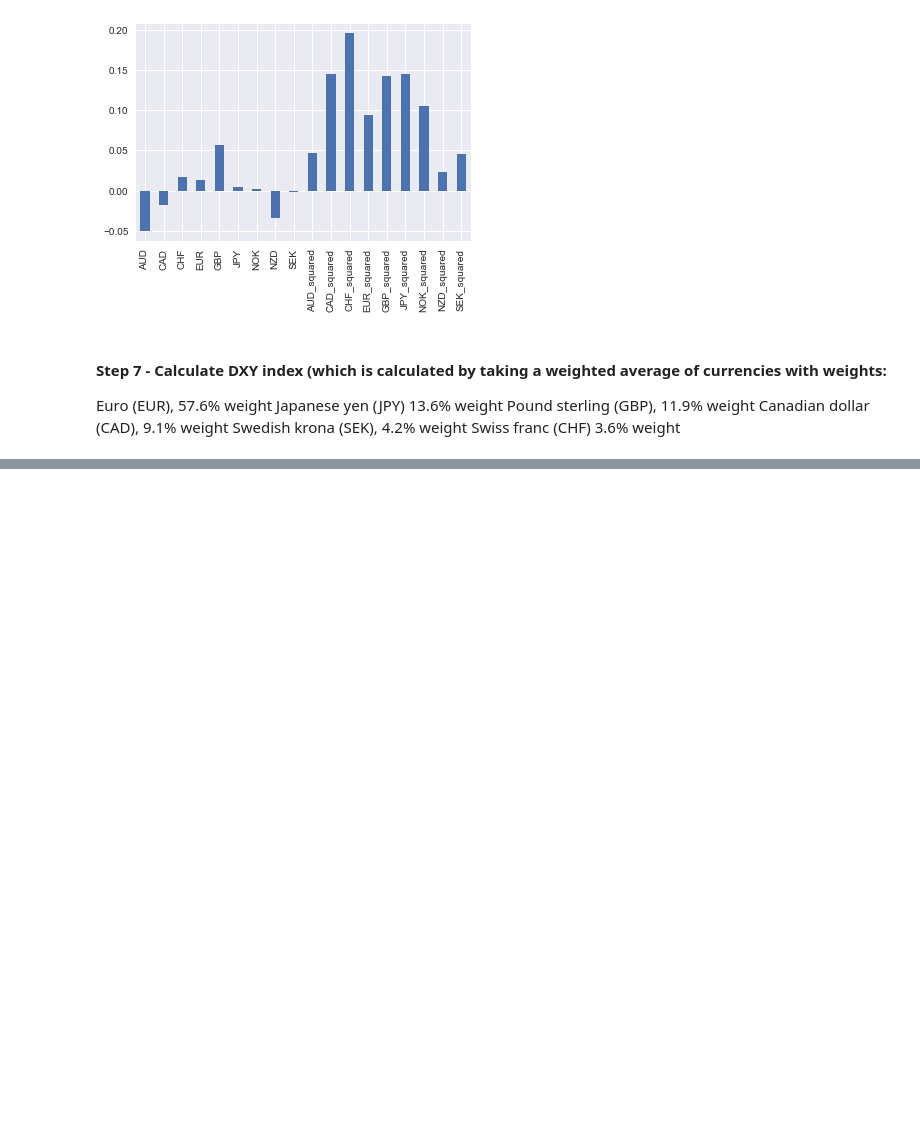
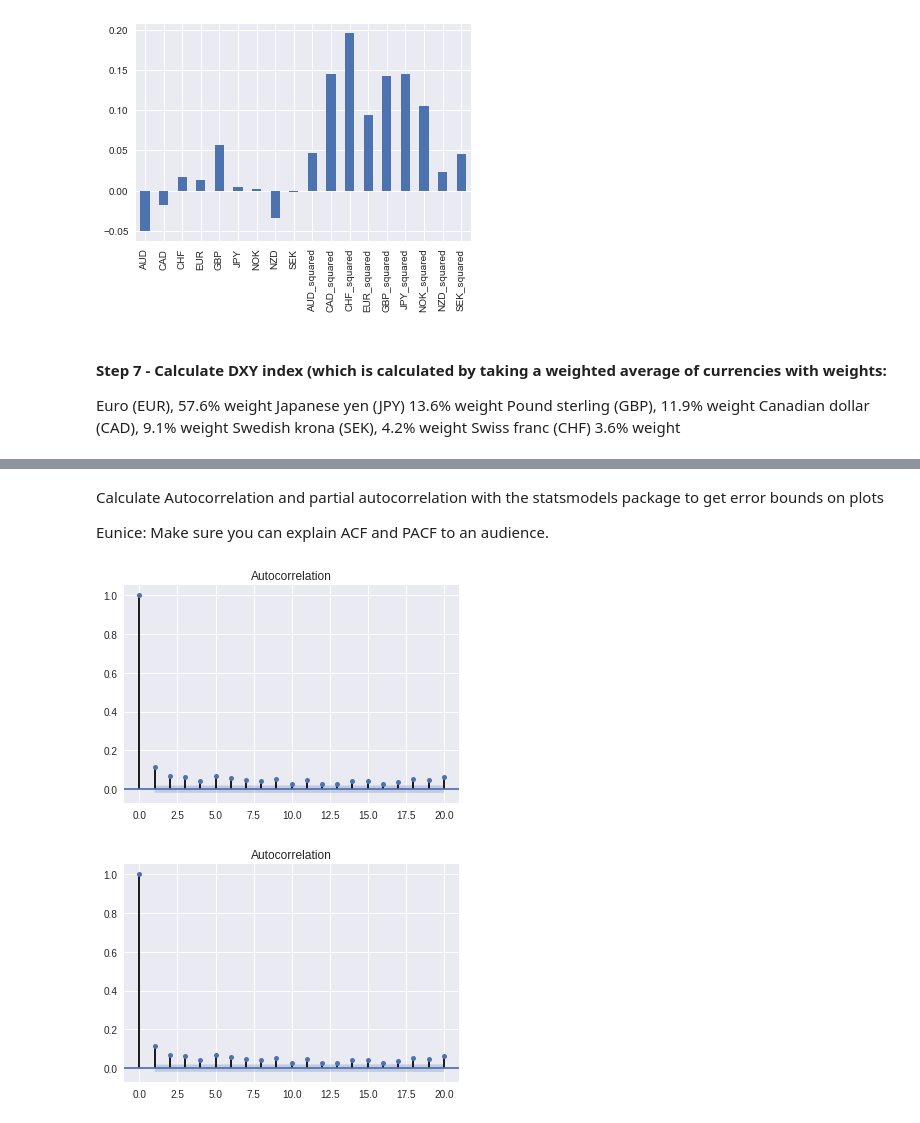
Before and after one commit to fintechsteve/modeling-volatility, a Jupyter notebook: Part_02_Loading_Currency_Data.ipynb, the cells around one changed output, grey strips where cells are left out. Cells and saved outputs as stored; diff of their text form; code cells hidden in the pictures; blank space fills up the shorter version.

```diff
--- a/Part_02_Loading_Currency_Data.ipynb
+++ b/Part_02_Loading_Currency_Data.ipynb
@@ -182,0 +191,9 @@ ValueError: Dot product shape mismatch, (11214, 10) vs (9,)
+# %% [markdown]
+Calculate Autocorrelation and partial autocorrelation with the statsmodels package to get error bounds on plots
+
+Eunice: Make sure you can explain ACF and PACF to an audience.
+# %%
+plot_acf(returns['DXY']**2, lags=20)
+# %% [output]
+[figure, added]
+[figure, added]
```
Also changed, not shown: parts of 16 cells of this notebook.
